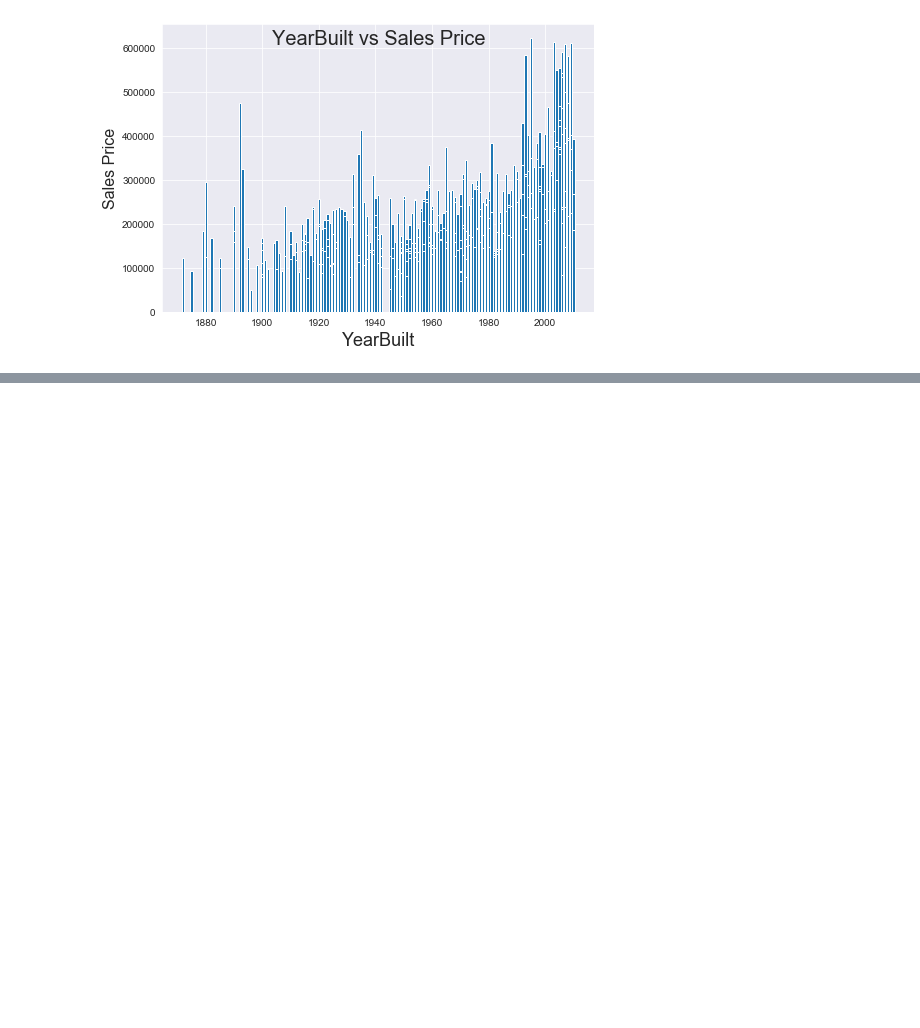
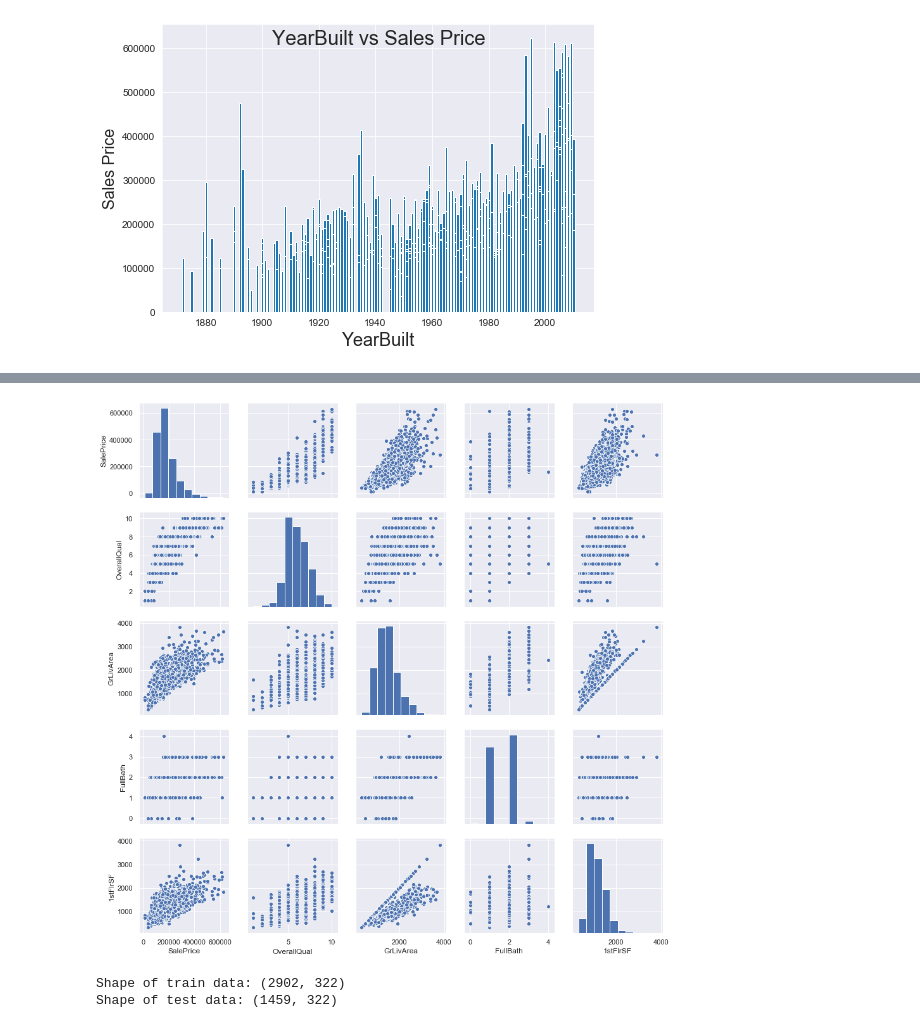
Before and after one commit to agrawalnaman/cmpe255-group8-housing-price-prediction, a Jupyter notebook: Housing Price Prediction Project.ipynb, the cells around one changed output, grey strips where cells are left out. Cells and saved outputs as stored; diff of their text form; code cells hidden in the pictures; blank space fills up the shorter version.

```diff
--- a/Housing Price Prediction Project.ipynb
+++ b/Housing Price Prediction Project.ipynb
@@ -246,0 +324,23 @@ df_shape=df.shape[0]
+# %%
+#Paiplot of most correlated features
+sns.set()
+cols = ['SalePrice', 'OverallQual', 'GrLivArea', 'FullBath','1stFlrSF']
+sns.pairplot(df_train[cols], size = 2.5)
+plt.show();
+# %% [output]
+[figure, added]
+# %%
+#Recreate train and test dataset from all data
+df = pd.get_dummies(df)
+df_train = df[:df_train_shape]
+df_test = df[df_train_shape:df_shape]
+print("Shape of train data:",df_train.shape)
+print("Shape of test data:",df_test.shape)
+X=df_train.values
+
+#Split the train data into training and testing
+from sklearn.model_selection import train_test_split
+X_train, X_test, y_train, y_test = train_test_split(X, y, test_size=0.20, random_state = 42)
+# %% [output]
+Shape of train data: (2902, 322)
+Shape of test data: (1459, 322)
```
Also changed, not shown: parts of 4 cells of this notebook.
